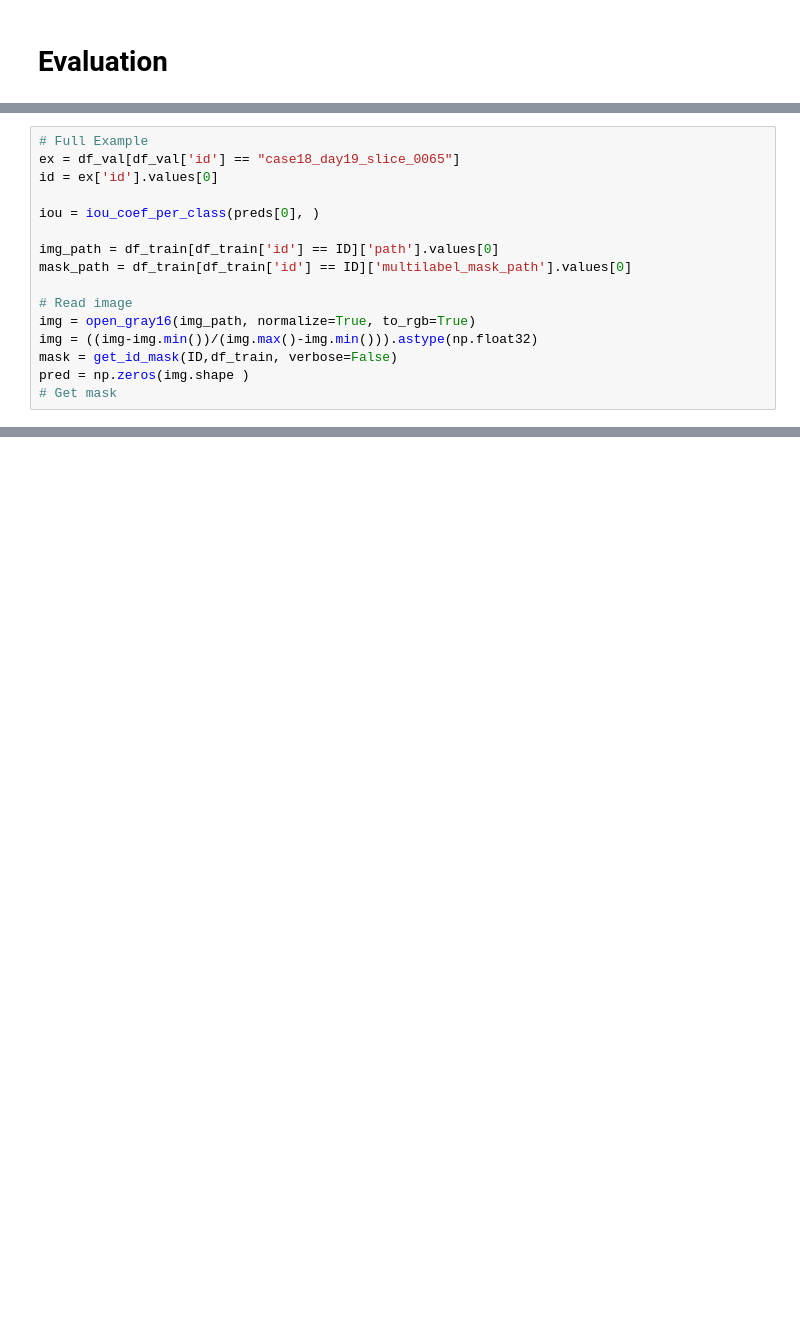
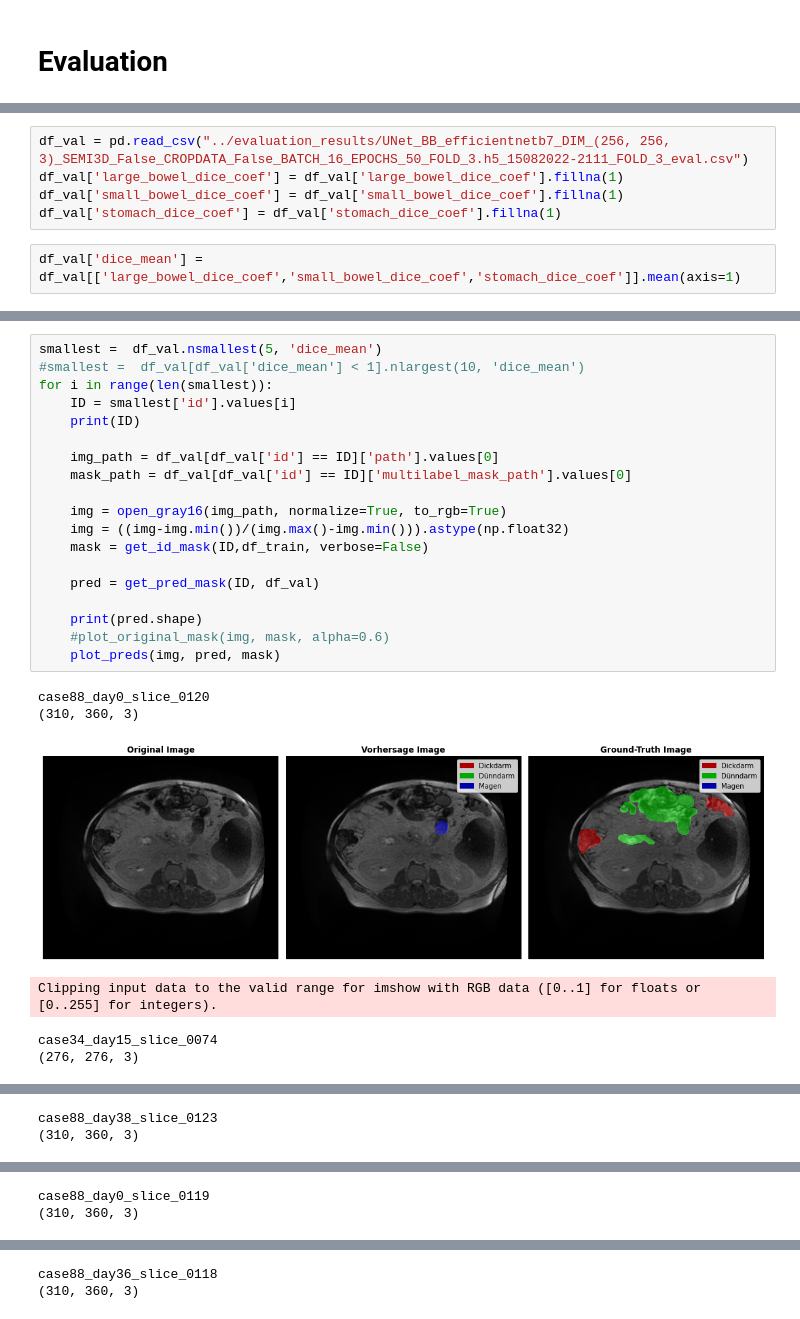
Before and after one commit to vitoleonardo/healthy-organ-tracker, a Jupyter notebook: HOT Inference.ipynb, the cells around one changed output, grey strips where cells are left out. Cells and saved outputs as stored; diff of their text form; blank space fills up the shorter version.

```diff
--- a/HOT Inference.ipynb
+++ b/HOT Inference.ipynb
@@ -690,16 +440,0 @@ ex.index.values[0]
-# %%
-# Full Example
-ex = df_val[df_val['id'] == "case18_day19_slice_0065"]
-id = ex['id'].values[0]
-
-iou = iou_coef_per_class(preds[0], )
-
-img_path = df_train[df_train['id'] == ID]['path'].values[0]
-mask_path = df_train[df_train['id'] == ID]['multilabel_mask_path'].values[0]
-
-# Read image
-img = open_gray16(img_path, normalize=True, to_rgb=True)
-img = ((img-img.min())/(img.max()-img.min())).astype(np.float32)
-mask = get_id_mask(ID,df_train, verbose=False)
-pred = np.zeros(img.shape )
-# Get mask
@@ -713,0 +441,7 @@ plot_original_mask(img, mask, alpha=1)
+# %%
+df_val = pd.read_csv("../evaluation_results/UNet_BB_efficientnetb7_DIM_(256, 256, 3)_SEMI3D_False_CROPDATA_False_BATCH_16_EPOCHS_50_FOLD_3.h5_15082022-2111_FOLD_3_eval.csv")
+df_val['large_bowel_dice_coef'] = df_val['large_bowel_dice_coef'].fillna(1)
+df_val['small_bowel_dice_coef'] = df_val['small_bowel_dice_coef'].fillna(1)
+df_val['stomach_dice_coef'] = df_val['stomach_dice_coef'].fillna(1)
+# %%
+df_val['dice_mean'] = df_val[['large_bowel_dice_coef','small_bowel_dice_coef','stomach_dice_coef']].mean(axis=1)
@@ -713,0 +455,26 @@ plot_original_mask(img, mask, alpha=1)
+# %%
+smallest =  df_val.nsmallest(5, 'dice_mean')
+#smallest =  df_val[df_val['dice_mean'] < 1].nlargest(10, 'dice_mean')
+for i in range(len(smallest)):
+    ID = smallest['id'].values[i]
+    print(ID)
+
+    img_path = df_val[df_val['id'] == ID]['path'].values[0]
+    mask_path = df_val[df_val['id'] == ID]['multilabel_mask_path'].values[0]
+
+    img = open_gray16(img_path, normalize=True, to_rgb=True)
+    img = ((img-img.min())/(img.max()-img.min())).astype(np.float32)
+    mask = get_id_mask(ID,df_train, verbose=False)
+
+    pred = get_pred_mask(ID, df_val)
+
+    print(pred.shape)
+    #plot_original_mask(img, mask, alpha=0.6)
+    plot_preds(img, pred, mask)
+# %% [output]
+case88_day0_slice_0120
+(310, 360, 3)
+[figure, added]
+Clipping input data to the valid range for imshow with RGB data ([0..1] for floats or [0..255] for integers).
+case34_day15_slice_0074
+(276, 276, 3)
@@ -713,0 +482,2 @@ plot_original_mask(img, mask, alpha=1)
+case88_day38_slice_0123
+(310, 360, 3)
@@ -713,0 +485,2 @@ plot_original_mask(img, mask, alpha=1)
+case88_day0_slice_0119
+(310, 360, 3)
@@ -713,0 +488,2 @@ plot_original_mask(img, mask, alpha=1)
+case88_day36_slice_0118
+(310, 360, 3)
```
Also changed, not shown: parts of 29 cells of this notebook, 2 other files.
